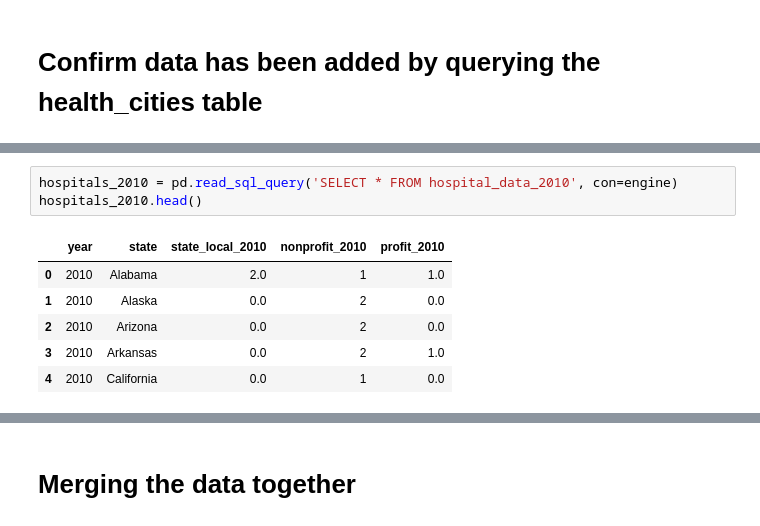
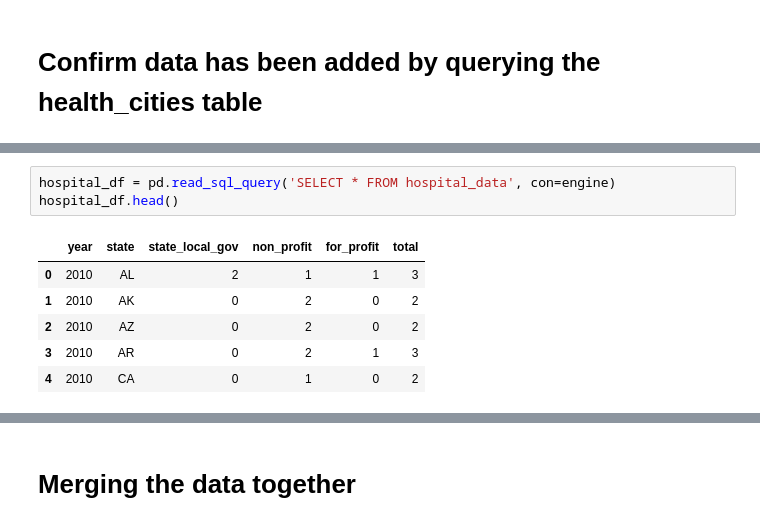
Before and after one commit to erikayi/Project-2-ETL-Cities-Health-Data, a Jupyter notebook: ETL_Cities_Health_Data_Project.ipynb, the cells around one changed output, grey strips where cells are left out. Drawn from its saved outputs; the diff is of its cells as text.

```diff
--- a/ETL_Cities_Health_Data_Project.ipynb
+++ b/ETL_Cities_Health_Data_Project.ipynb
@@ -431,10 +486,10 @@ health_cities.head()
 # %%
-hospitals_2010 = pd.read_sql_query('SELECT * FROM hospital_data_2010', con=engine)
-hospitals_2010.head()
+hospital_df = pd.read_sql_query('SELECT * FROM hospital_data', con=engine)
+hospital_df.head()
 # %% [output]
-|  | year | state | state_local_2010 | nonprofit_2010 | profit_2010 |
-| 0 | 2010 | Alabama | 2.0 | 1 | 1.0 |
-| 1 | 2010 | Alaska | 0.0 | 2 | 0.0 |
-| 2 | 2010 | Arizona | 0.0 | 2 | 0.0 |
-| 3 | 2010 | Arkansas | 0.0 | 2 | 1.0 |
-| 4 | 2010 | California | 0.0 | 1 | 0.0 |
+|  | year | state | state_local_gov | non_profit | for_profit | total |
+| 0 | 2010 | AL | 2 | 1 | 1 | 3 |
+| 1 | 2010 | AK | 0 | 2 | 0 | 2 |
+| 2 | 2010 | AZ | 0 | 2 | 0 | 2 |
+| 3 | 2010 | AR | 0 | 2 | 1 | 3 |
+| 4 | 2010 | CA | 0 | 1 | 0 | 2 |
```
Also changed, not shown: parts of 61 cells of this notebook, 5 other files.
